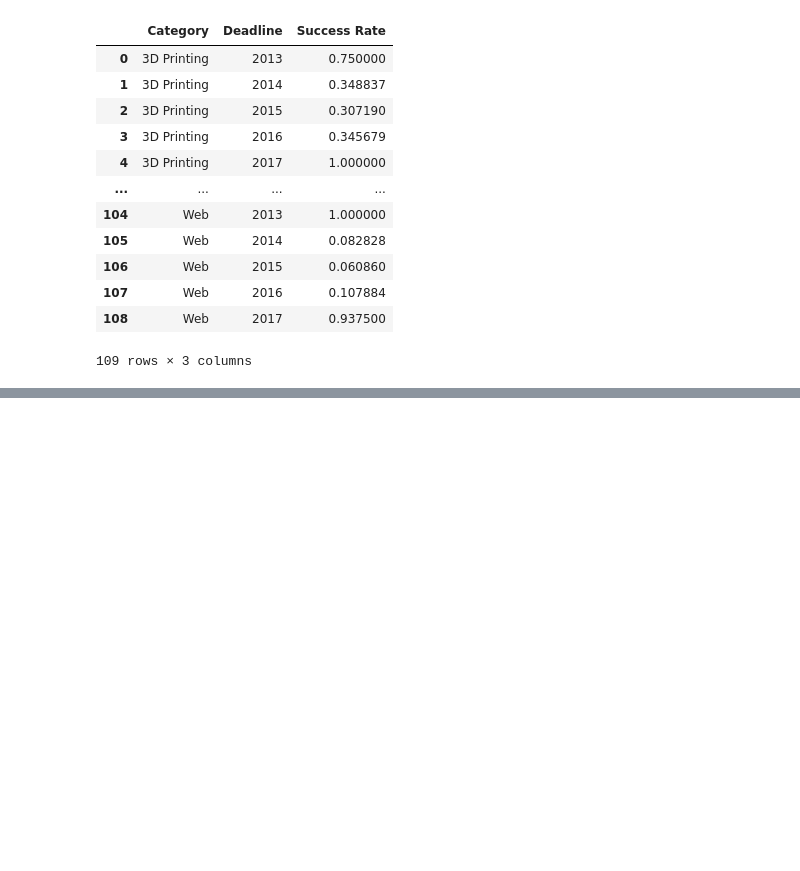
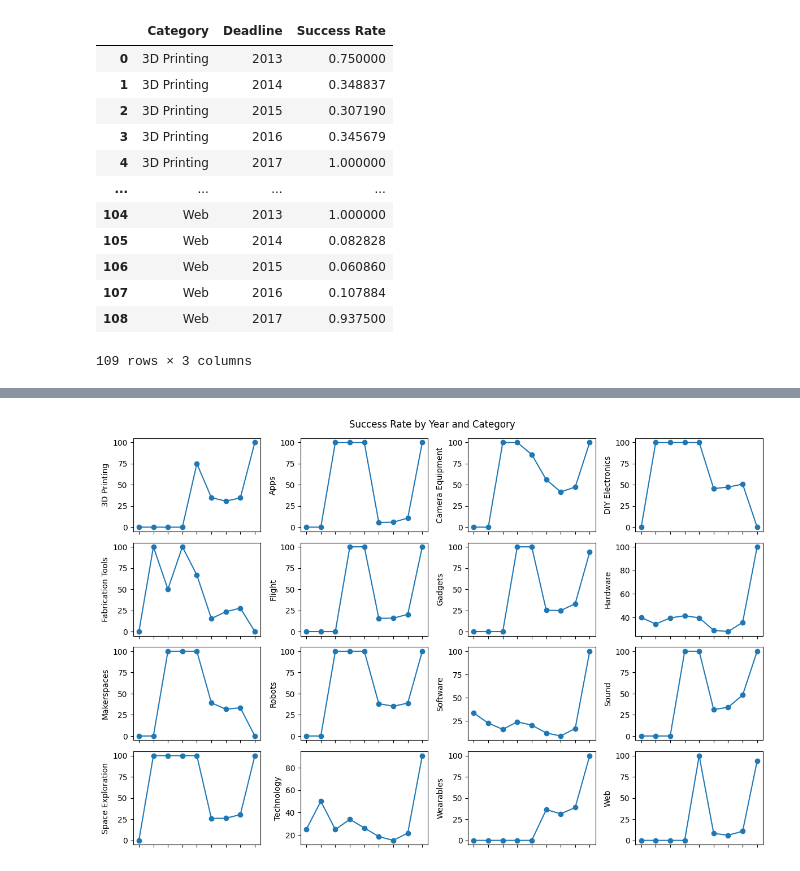
Before and after one commit to Nadil-K/Data-Visualization-and-Dashboarding-Lab, a Jupyter notebook: Lab-Nadil.ipynb, the cells around one changed output, grey strips where cells are left out. Cells and saved outputs as stored; diff of their text form; code cells hidden in the pictures; blank space fills up the shorter version.

```diff
--- a/Lab-Nadil.ipynb
+++ b/Lab-Nadil.ipynb
@@ -211,0 +261,39 @@ plt.show()
+# %%
+
+# Get the list of categories
+categories = dfpivot2.columns[1:]
+
+# Determine the number of rows and columns for the grid
+num_rows = len(categories)
+num_cols = 4  # Set the desired number of columns
+
+# Set up the subplots with grid layout
+fig, axes = plt.subplots(nrows=num_rows, ncols=num_cols, figsize=(12, 30), sharex=True)
+
+# Flatten the axes array to simplify indexing
+axes = axes.flatten()
+
+# Iterate over categories and plot on respective subplots
+for i, category in enumerate(categories):
+    ax = axes[i]
+    ax.plot(dfpivot2['Deadline'], dfpivot2[category], marker='o')
+    ax.set_ylabel(category)
+
+# Remove empty subplots if the number of categories is not a perfect fit for the grid
+if num_rows * num_cols > len(categories):
+    for j in range(len(categories), num_rows * num_cols):
+        fig.delaxes(axes[j])
+
+plt.xticks(dfpivot2['Deadline'])
+
+# Set common x-axis label and title
+axes[-1].set_xlabel('Year')
+fig.suptitle('Success Rate by Year and Category', y=0.995)
+
+# Adjust spacing between subplots
+fig.tight_layout()
+
+# Show the plot
+plt.show()
+# %% [output]
+[figure, added]
```
Also changed, not shown: parts of 3 cells of this notebook.
